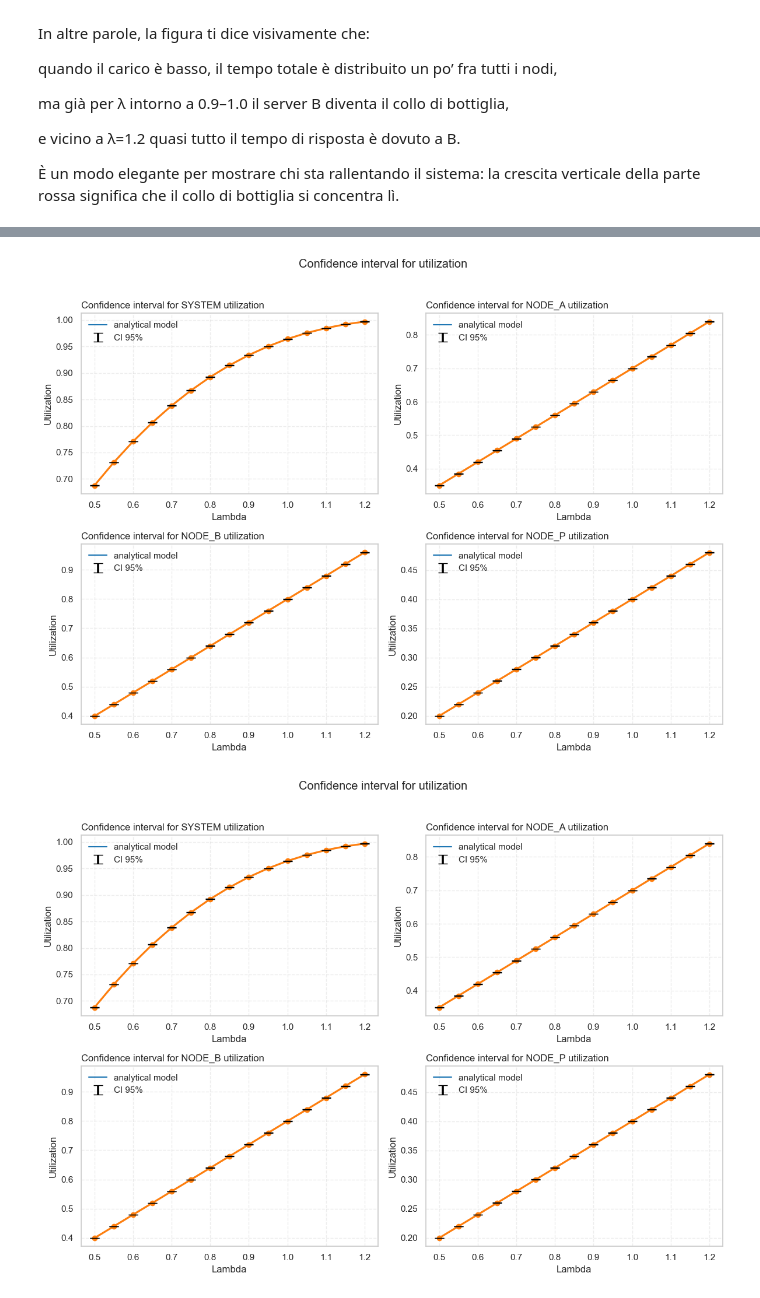
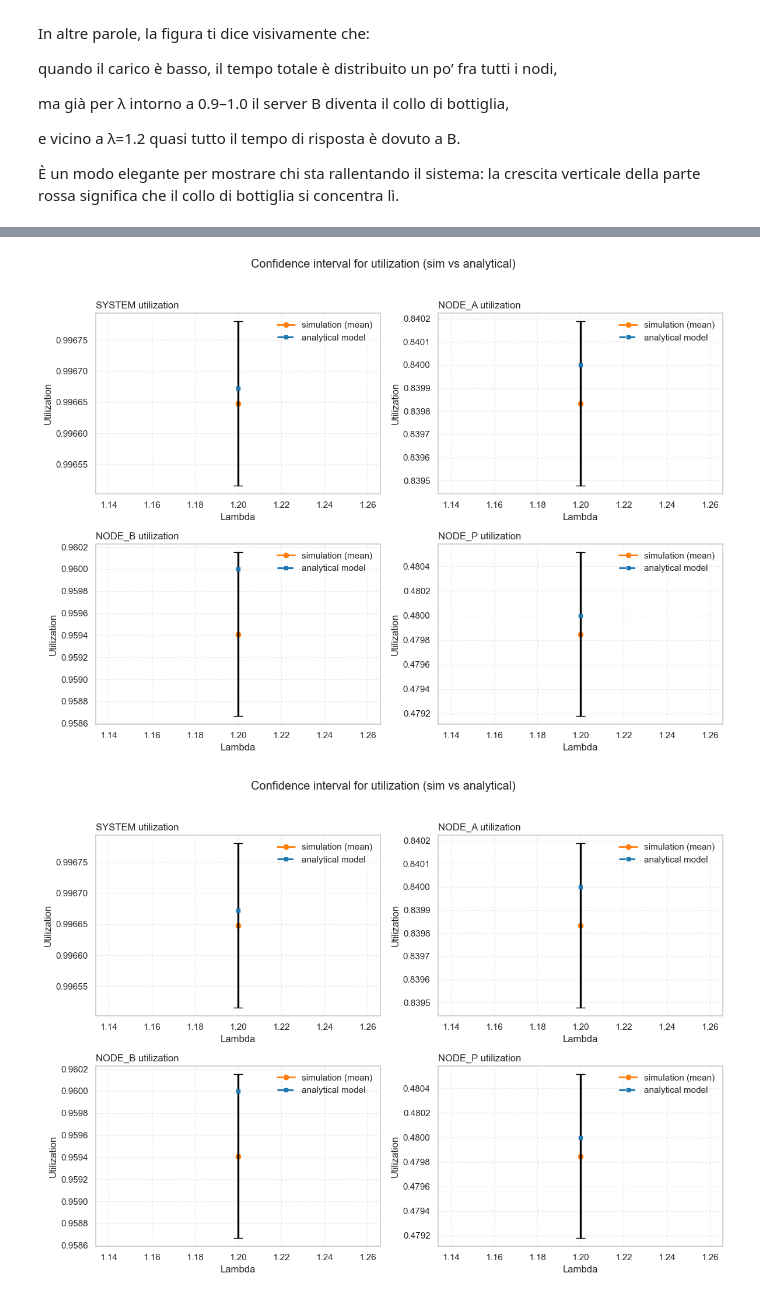
Before and after one commit to Dissan97/PMCNS-PROJECT, a Jupyter notebook: Project.ipynb, the cells around one changed output, grey strips where cells are left out. Saved outputs shown, nothing was run; the diff lists cells and outputs as text; code cells hidden in the pictures.

```diff
--- a/Project.ipynb
+++ b/Project.ipynb
@@ -124,8 +124,13 @@ OBJ = 1   # scegli 1, 2 o 3
 
 # costruisco dinamicamente il nome del file
 config_file = f"obj{OBJ}.json"
+config_path = f"analytic_sweep_lambda.csv"
+TITLE_PREFIX = f"OBJ{OBJ}"
 
-TITLE_PREFIX = f"OBJ{OBJ}"
+
+
+import pandas as pd
+import numpy as np
 # %%
 
 # ================== DISCOVERY / LOAD ==================
@@ -2343,19 +2712,20 @@ def plot_utilization_banded(df_all: pd.DataFrame,
         fig.savefig(savepath, dpi=160, bbox_inches="tight")
     return fig
 # %%
-# df_all già pronto
-plot_utilization_banded(
+plot_utilization_banded_csv(
     df_all,
+    analytic_df,
     conf=0.95,
-    ci_design_effect=12.0,  # usato solo quando per qualche λ hai 1 replica effettiva
+    ci_design_effect=12.0,
     ci_fill=True,
-    min_display_half=0.0,   # alza (es. 0.01) per barre visivamente più visibili
+    min_display_half=0.0,
     node_order=["NODE_A","NODE_B","NODE_P"],  # opzionale
+    cols=2,
     figsize=(12,9)
 )
 # %% [output]
-[figure, old version]
+[figure, new version]
-[figure, old version]
+[figure, new version]
 # %%
 import numpy as np
 import pandas as pd
```
Also changed, not shown: parts of 34 cells of this notebook, 1 other file.
